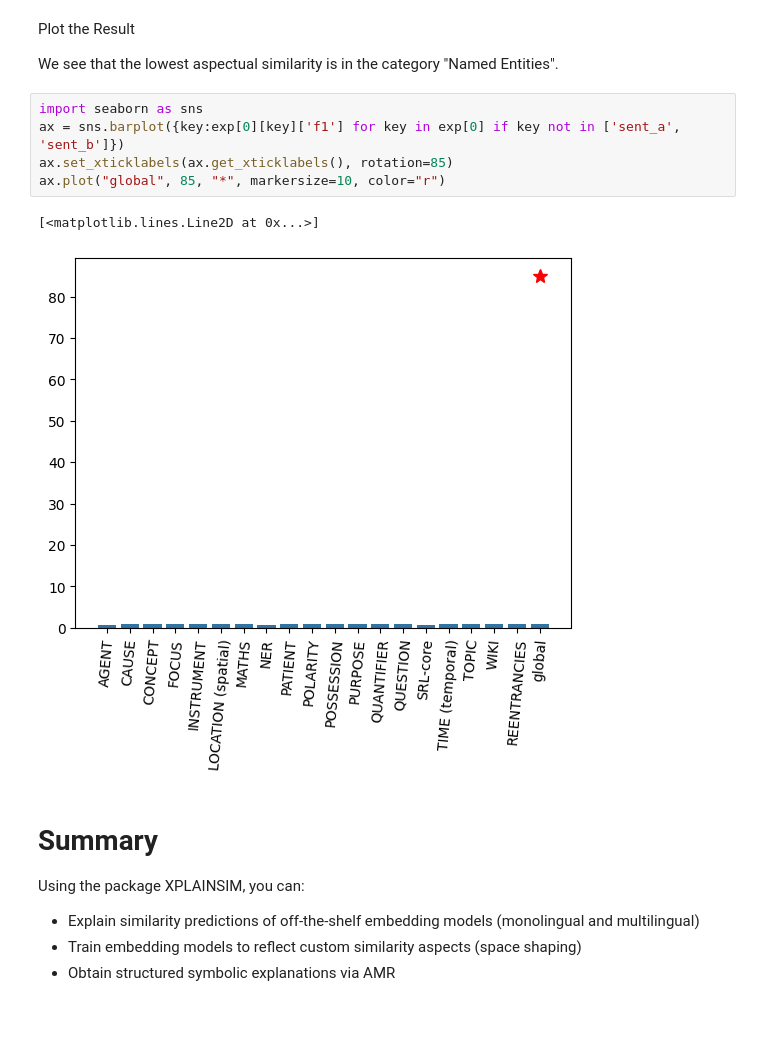
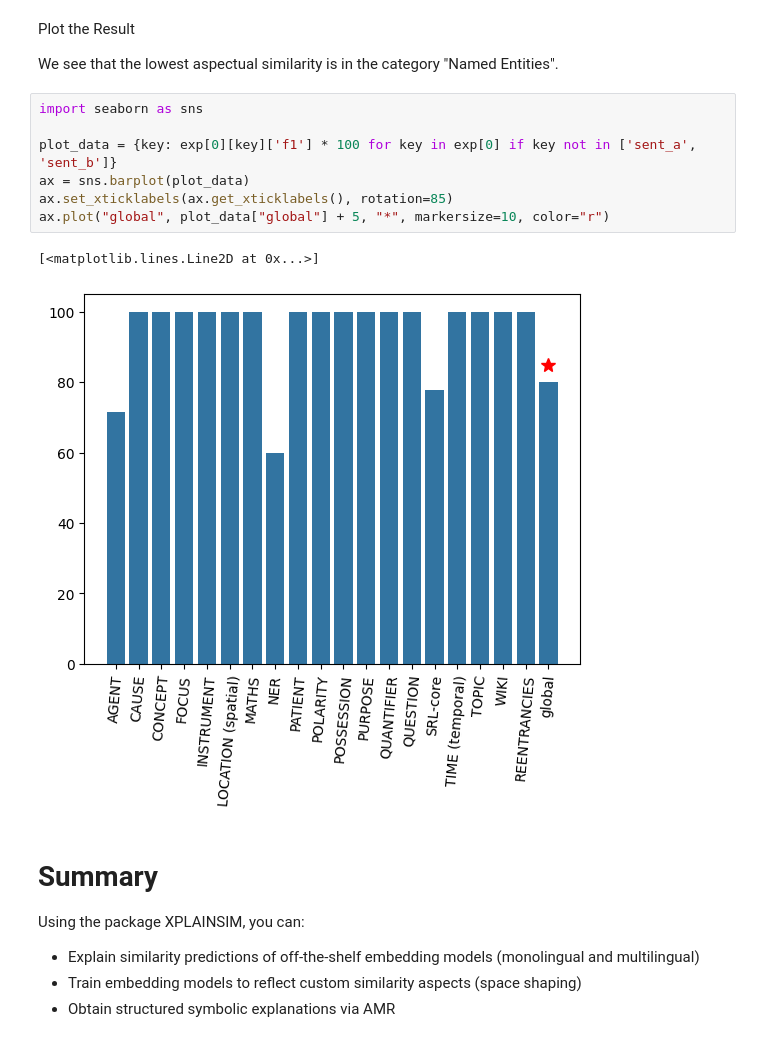
Before and after one commit to flipz357/XPLAINSIM, a Jupyter notebook: xplain/use_case_notebooks/walk_through_examples_xplainsim_DEMO_VIDEO_notebook.ipynb, the cells around one changed output. Saved outputs shown, nothing was run; the diff lists cells and outputs as text.

```diff
--- a/xplain/use_case_notebooks/walk_through_examples_xplainsim_DEMO_VIDEO_notebook.ipynb
+++ b/xplain/use_case_notebooks/walk_through_examples_xplainsim_DEMO_VIDEO_notebook.ipynb
@@ -449,12 +447,14 @@ Plot the Result
 We see that the lowest aspectual similarity is in the category "Named Entities".
 # %%
 import seaborn as sns
-ax = sns.barplot({key:exp[0][key]['f1'] for key in exp[0] if key not in ['sent_a', 'sent_b']})
+
+plot_data = {key: exp[0][key]['f1'] * 100 for key in exp[0] if key not in ['sent_a', 'sent_b']}
+ax = sns.barplot(plot_data)
 ax.set_xticklabels(ax.get_xticklabels(), rotation=85)
-ax.plot("global", 85, "*", markersize=10, color="r")
+ax.plot("global", plot_data["global"] + 5, "*", markersize=10, color="r")
 # %% [output]
 [<matplotlib.lines.Line2D at 0x...>]
-[figure, old version]
+[figure, new version]
 # %% [markdown]
 # Summary
 
```
Also changed, not shown: parts of 9 cells of this notebook.
